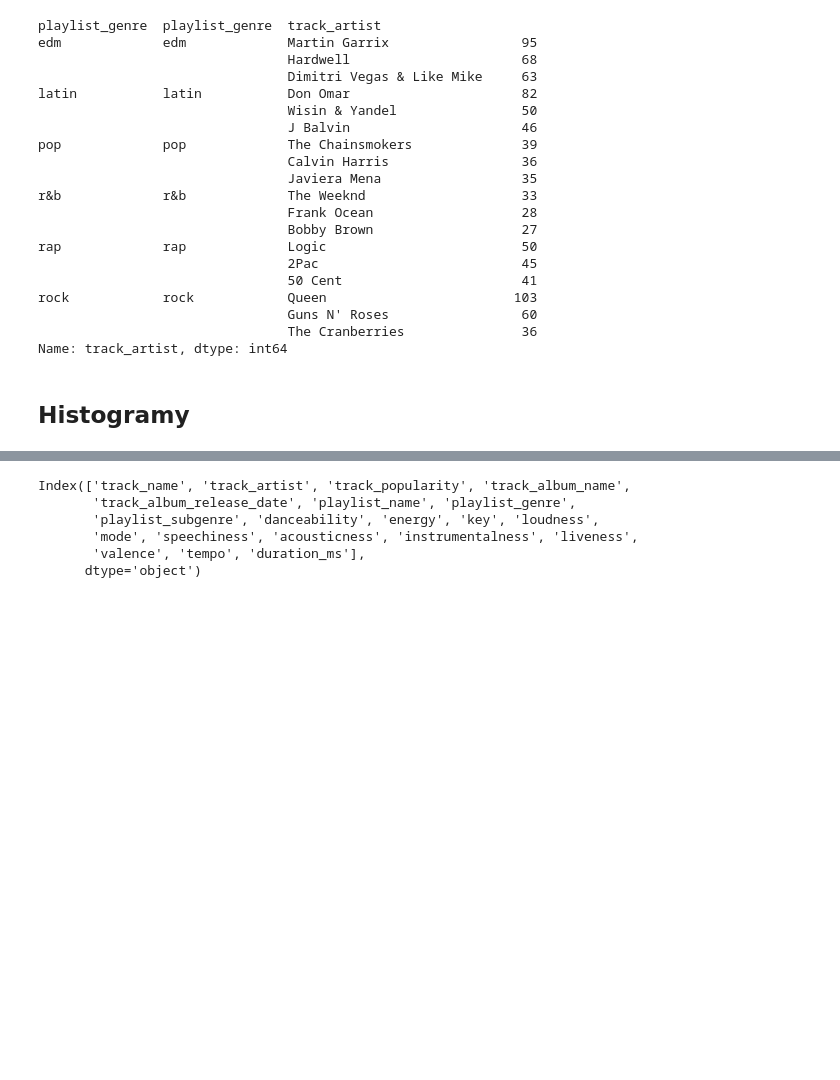
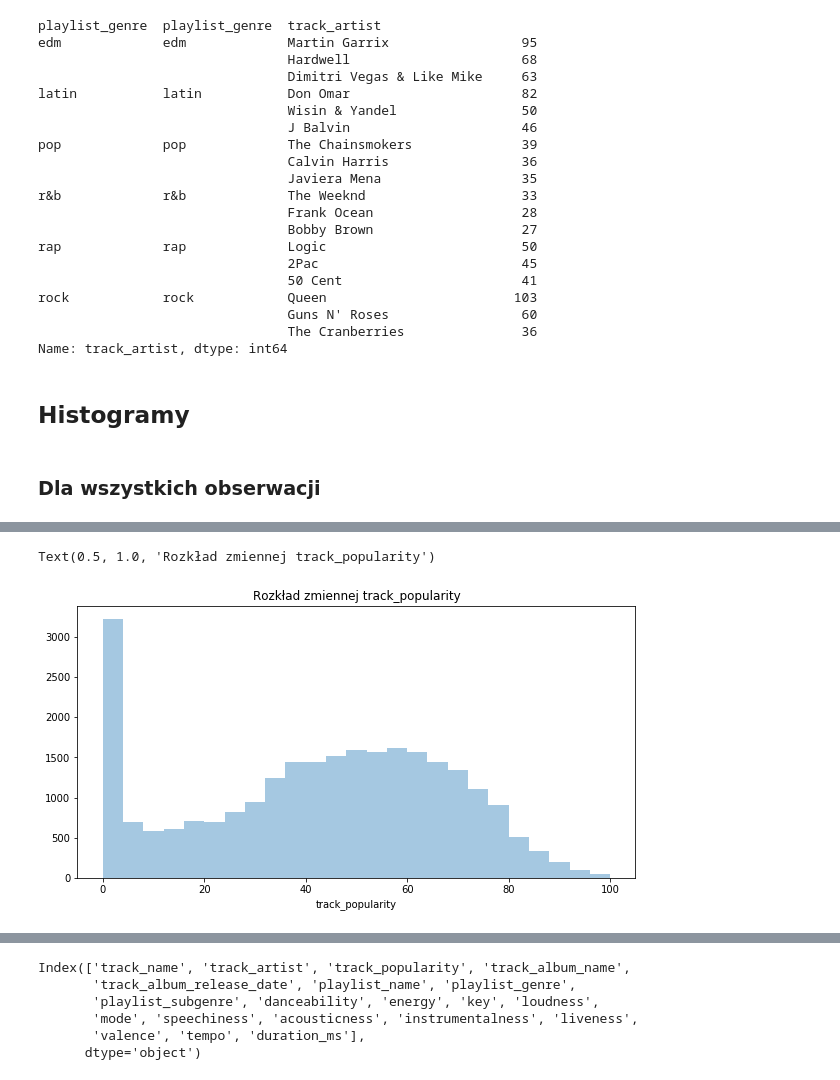
Before and after one commit to AdamJedz/DS-projekty, a Jupyter notebook: Spotify/Igor/Analiza Wstępna.ipynb, the cells around one changed output, grey strips where cells are left out. Drawn from its saved outputs; the diff is of its cells as text; code cells hidden in the pictures; blank space fills up the shorter version.

```diff
--- a/Spotify/Igor/Analiza Wstępna.ipynb
+++ b/Spotify/Igor/Analiza Wstępna.ipynb
@@ -388,3 +388,9 @@ rock            rock            Queen                        103
 Name: track_artist, dtype: int64
 # %% [markdown]
 ## Histogramy
+# %% [markdown]
+### Dla wszystkich obserwacji
+# %%
+plt.figure(figsize = (10,5))
+sns.distplot(df['track_popularity'], kde=False, bins = 25).set_title('Rozkład zmiennej track_popularity')
+# %% [output]
@@ -390,0 +399,2 @@ Name: track_artist, dtype: int64
+Text(0.5, 1.0, 'Rozkład zmiennej track_popularity')
+[figure, added]
```
Also changed, not shown: parts of 27 cells of this notebook.
